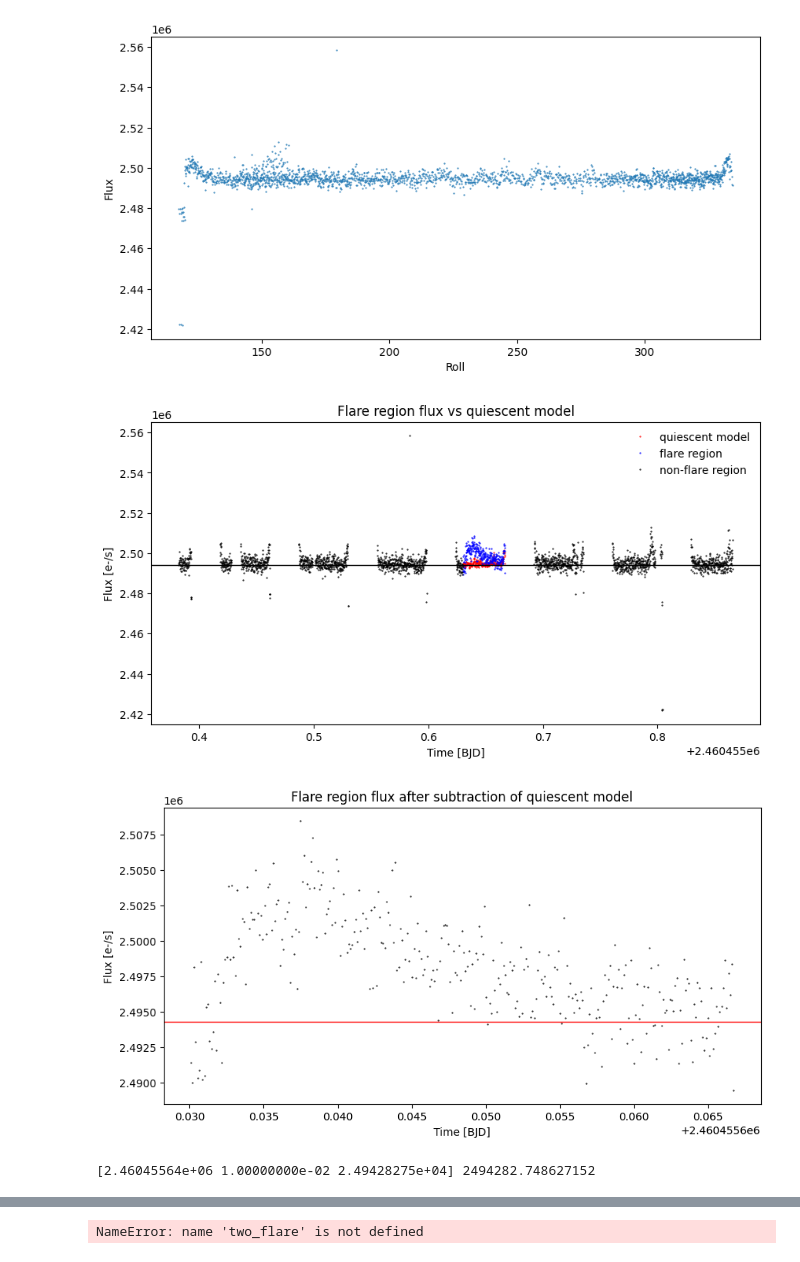
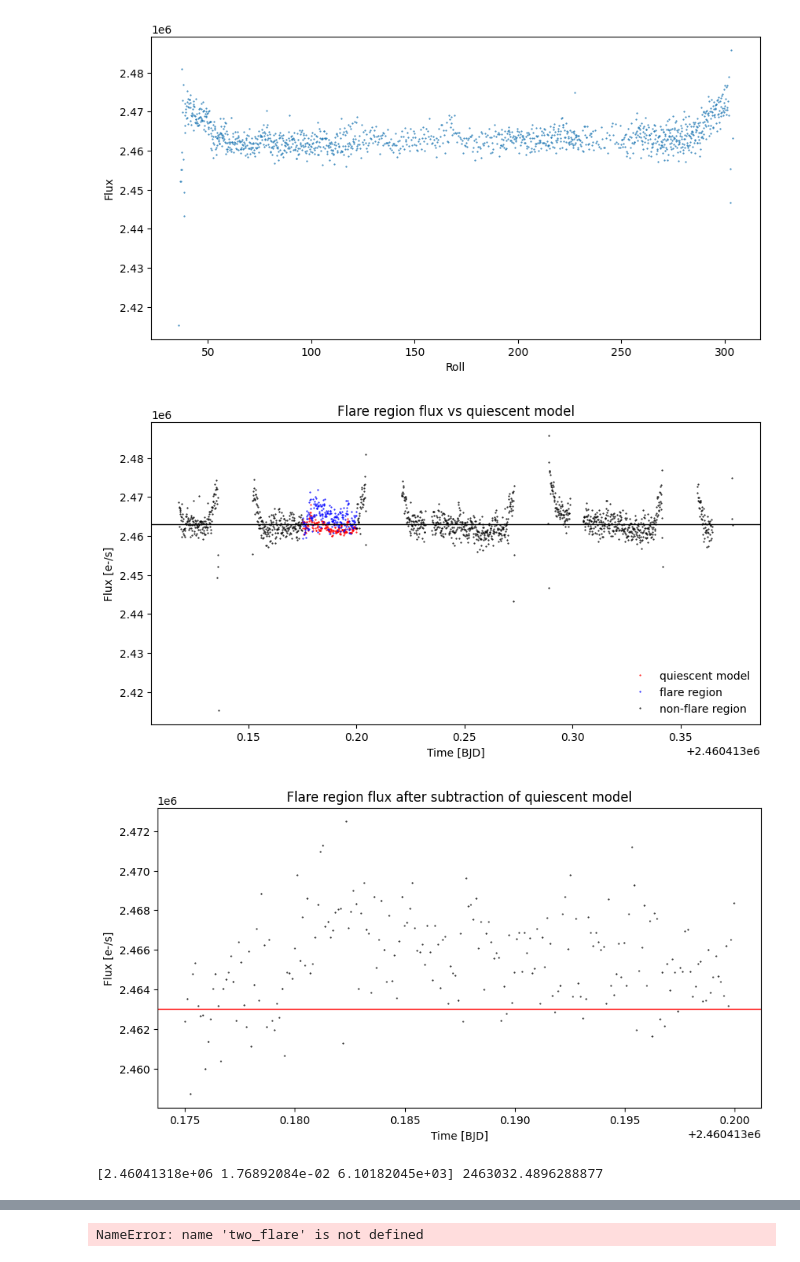
Before and after one commit to ekaterinailin/hip67522-spi, a Jupyter notebook: extract_flare.ipynb, the cells around one changed output, grey strips where cells are left out. Drawn from its saved outputs; the diff is of its cells as text; code cells hidden in the pictures.

Commit message:
more flare extraction

```diff
--- a/extract_flare.ipynb
+++ b/extract_flare.ipynb
@@ -62,7 +62,7 @@ def flare_factor(teff, radius, wav, resp,  tflare=10000):
     return factor.to("erg/s")
 # %%
 # GET THE IMAGE DATA -----------------------------------------------------------
-file = "20240325102059"
+file = "20240415114752"
 IMG = f'../data/hip67522/CHEOPS-products-{file}/Outdata/00000/hip67522_CHEOPS-products-{file}_im.fits'
 hdulist = fits.open(IMG)
 print(f"Imagette file found for {file}:\n {IMG}\n")
@@ -95,8 +95,11 @@ row = df[df["file"] == int(file)].iloc[0]
 
 # get the parameters
 egress = row.egress
+ingress = row.ingress
 tmin = row.tmin
 tmax = row.tmax
 t_peak = row.t_peak
 parametrization = row.parametrization
+
+egress, ingress
 # %% [output]
@@ -116,7 +107,11 @@ Tmin, Tpeak, Tmax: (2460392.76, 2460392.79, 2460392.93)
 # %%
 %matplotlib inline
 
-mask = (f < 2.9e6) & (f > 2.43e6) & (t > egress + 0.03)
+
+if ~np.isnan(ingress):
+    mask = (f < 2.9e6) & (f > 2.43e6) & (t < ingress - 0.02)
+elif ~np.isnan(egress):
+    mask = (f < 2.9e6) & (f > 2.43e6) & (t > egress + 0.2)
 
 t = t[mask]
 f = f[mask]
@@ -250,35 +249,35 @@ plt.xlabel("Roll")
 plt.ylabel("Flux")
 plt.savefig(f"../plots/{file}/flares/hip67522_roll_flux.png")
 # %% [output]
-[figure, old version]
+[figure, new version]
 # %%
 # approximate the flux at the roll values in the flare region with
 # the flux at the closest roll value in the non-flare region
 f_sub_flare = newf_sub[flare_mask]
 roll_flare = roll[flare_mask]
 
 f_sub_no_flare = newf_sub[~flare_mask]
 roll_no_flare = roll[~flare_mask]
 
 f_sub_flare_approx = np.zeros_like(f_sub_flare)
 for i, r in enumerate(roll_flare):
 
-    idx = [np.argmin(np.abs(roll_no_flare - r-delt)) for delt in np.linspace(-2, 2, 20)]
+    idx = [np.argmin(np.abs(roll_no_flare - r-delt)) for delt in np.linspace(-1, 1, 50)]
     f_sub_flare_approx[i] = np.median(f_sub_no_flare[idx])
 
 
 plt.figure(figsize=(10, 5))
 plt.plot(t[flare_mask], f_sub_flare_approx, ".", markersize=1, color="red", label="quiescent model")
 plt.plot(t[flare_mask], f_sub_flare, ".", markersize=1, color="blue", label="flare region")
 plt.plot(t[~flare_mask], f_sub_no_flare, ".", markersize=1, color="black", label="non-flare region")
 plt.axhline(newmed, color="black", lw=1)
 plt.xlabel("Time [BJD]")
 plt.ylabel("Flux [e-/s]")
 plt.legend(loc=0, frameon=False)
 plt.title("Flare region flux vs quiescent model")
 plt.savefig(f"../plots/{file}/flares/hip67522_flare_vs_quiescent_model.png")
 # %% [output]
-[figure, old version]
+[figure, new version]
 # %%
 # subtract the interpolated flux from the flare region
 f_flare = f_sub_flare - f_sub_flare_approx + newmed
@@ -293,7 +292,7 @@ plt.ylabel("Flux [e-/s]")
 plt.title("Flare region flux after subtraction of quiescent model")
 plt.savefig(f"../plots/{file}/flares/hip67522_flare_extracted.png")
 # %% [output]
-[figure, old version]
+[figure, new version]
 # %%
 
 dur = 0.01
@@ -307,13 +306,13 @@ f = flare_model(parametrization, t[flare_mask], t_peak, dur, ampl)
 def flare_fit_model(t, t_peak, dur, ampl):
     return flare_model(parametrization, t, t_peak, dur, ampl)
 
-popt, pcov = curve_fit(flare_fit_model, t[flare_mask], f_flare-newmed, p0=[t_peak, dur, ampl], bounds=(0, np.inf))
+popt, pcov = curve_fit(flare_fit_model, t[flare_mask], f_flare-newmed, p0=[t_peak, dur, ampl], bounds=([tmin, 0, 0], [tmax,np.inf,np.inf]))
 
 # plt.plot(t[flare_mask], flare_fit_model(t[flare_mask], *popt), ".", markersize=1, color="red")
 # plt.plot(t[flare_mask], f_flare-med, ".", markersize=1, color="black")
 print(popt, newmed)
 # %% [output]
-[2.46045564e+06 1.00000000e-02 2.49428275e+04] 2494282.748627152
+[2.46041318e+06 1.76892084e-02 6.10182045e+03] 2463032.4896288877
 # %%
 # write an mcmc procedure to fit the flare model to the data
 # use the emcee package
```
Also changed, not shown: parts of 16 cells of this notebook, 2 other files.
